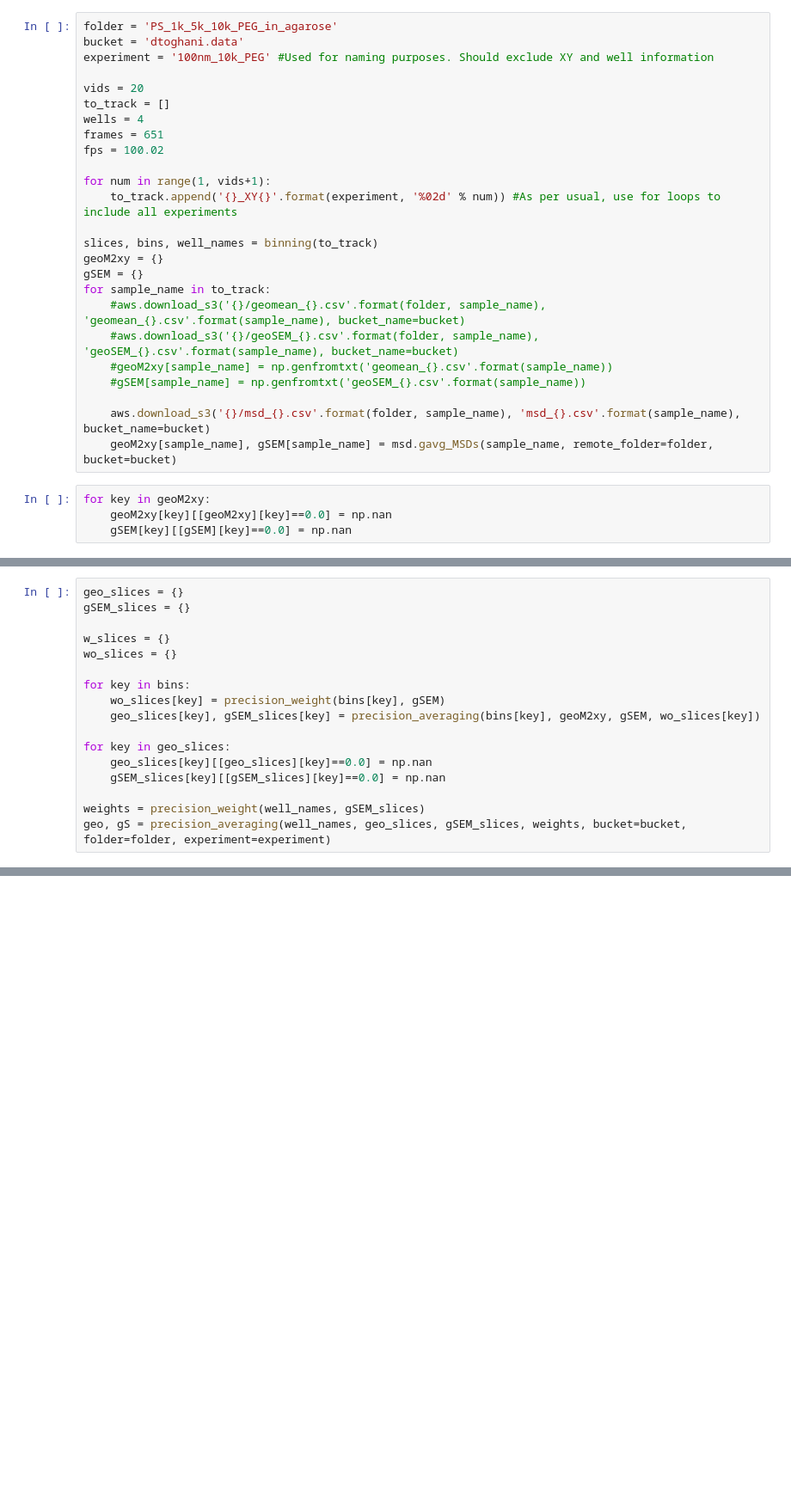
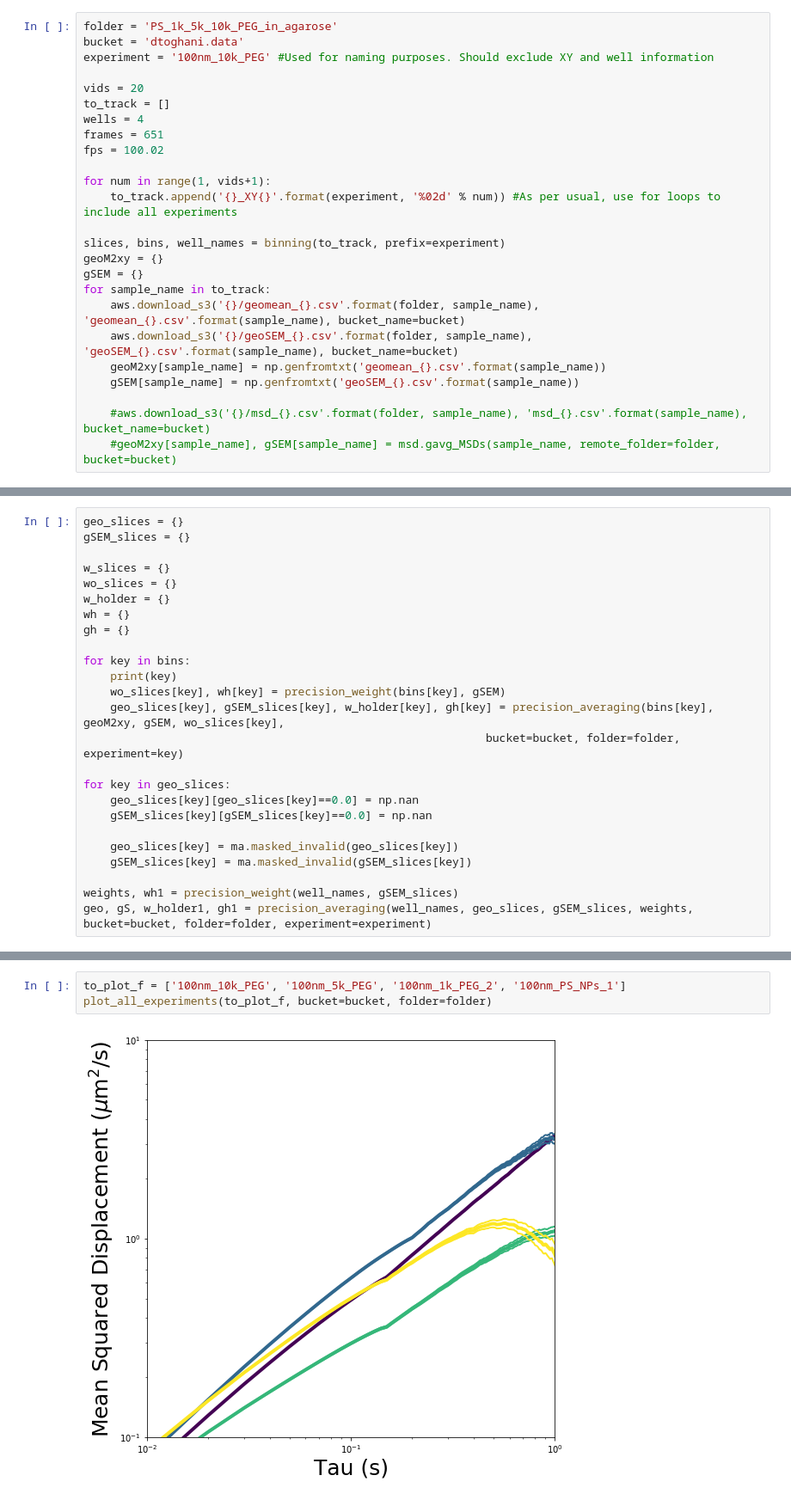
Before and after one commit to Nance-Lab/diff_classifier, a Jupyter notebook: notebooks/08_01_18_average_function-Dorsa.ipynb, the cells around one changed output, grey strips where cells are left out. Shown at 86% size. Cells and saved outputs as stored; diff of their text form; blank space fills up the shorter version.

Commit message:
Fixed MSD averaging function to take into account poor files.

```diff
--- a/notebooks/08_01_18_average_function-Dorsa.ipynb
+++ b/notebooks/08_01_18_average_function-Dorsa.ipynb
@@ -46,18 +24,14 @@ fps = 100.02
 for num in range(1, vids+1):
     to_track.append('{}_XY{}'.format(experiment, '%02d' % num)) #As per usual, use for loops to include all experiments
 
-slices, bins, well_names = binning(to_track)
+slices, bins, well_names = binning(to_track, prefix=experiment)
 geoM2xy = {}
 gSEM = {}
 for sample_name in to_track:
-    #aws.download_s3('{}/geomean_{}.csv'.format(folder, sample_name), 'geomean_{}.csv'.format(sample_name), bucket_name=bucket)
-    #aws.download_s3('{}/geoSEM_{}.csv'.format(folder, sample_name), 'geoSEM_{}.csv'.format(sample_name), bucket_name=bucket)
-    #geoM2xy[sample_name] = np.genfromtxt('geomean_{}.csv'.format(sample_name))
-    #gSEM[sample_name] = np.genfromtxt('geoSEM_{}.csv'.format(sample_name))
+    aws.download_s3('{}/geomean_{}.csv'.format(folder, sample_name), 'geomean_{}.csv'.format(sample_name), bucket_name=bucket)
+    aws.download_s3('{}/geoSEM_{}.csv'.format(folder, sample_name), 'geoSEM_{}.csv'.format(sample_name), bucket_name=bucket)
+    geoM2xy[sample_name] = np.genfromtxt('geomean_{}.csv'.format(sample_name))
+    gSEM[sample_name] = np.genfromtxt('geoSEM_{}.csv'.format(sample_name))
 
-    aws.download_s3('{}/msd_{}.csv'.format(folder, sample_name), 'msd_{}.csv'.format(sample_name), bucket_name=bucket)
-    geoM2xy[sample_name], gSEM[sample_name] = msd.gavg_MSDs(sample_name, remote_folder=folder, bucket=bucket)
+    #aws.download_s3('{}/msd_{}.csv'.format(folder, sample_name), 'msd_{}.csv'.format(sample_name), bucket_name=bucket)
+    #geoM2xy[sample_name], gSEM[sample_name] = msd.gavg_MSDs(sample_name, remote_folder=folder, bucket=bucket)
-# %%
-for key in geoM2xy:
-    geoM2xy[key][[geoM2xy][key]==0.0] = np.nan
-    gSEM[key][[gSEM][key]==0.0] = np.nan
@@ -67,14 +61,22 @@ gSEM_slices = {}
 
 w_slices = {}
 wo_slices = {}
+w_holder = {}
+wh = {}
+gh = {}
 
 for key in bins:
-    wo_slices[key] = precision_weight(bins[key], gSEM)
-    geo_slices[key], gSEM_slices[key] = precision_averaging(bins[key], geoM2xy, gSEM, wo_slices[key])
+    print(key)
+    wo_slices[key], wh[key] = precision_weight(bins[key], gSEM)
+    geo_slices[key], gSEM_slices[key], w_holder[key], gh[key] = precision_averaging(bins[key], geoM2xy, gSEM, wo_slices[key],
+                                                            bucket=bucket, folder=folder, experiment=key)
 
 for key in geo_slices:
-    geo_slices[key][[geo_slices][key]==0.0] = np.nan
-    gSEM_slices[key][[gSEM_slices][key]==0.0] = np.nan
+    geo_slices[key][geo_slices[key]==0.0] = np.nan
+    gSEM_slices[key][gSEM_slices[key]==0.0] = np.nan
 
-weights = precision_weight(well_names, gSEM_slices)
-geo, gS = precision_averaging(well_names, geo_slices, gSEM_slices, weights, bucket=bucket, folder=folder, experiment=experiment)
+    geo_slices[key] = ma.masked_invalid(geo_slices[key])
+    gSEM_slices[key] = ma.masked_invalid(gSEM_slices[key])
+
+weights, wh1 = precision_weight(well_names, gSEM_slices)
+geo, gS, w_holder1, gh1 = precision_averaging(well_names, geo_slices, gSEM_slices, weights, bucket=bucket, folder=folder, experiment=experiment)
@@ -83,0 +93,5 @@ plot_all_experiments(to_plot_f, bucket=bucket, folder=folder)
+# %%
+to_plot_f = ['100nm_10k_PEG', '100nm_5k_PEG', '100nm_1k_PEG_2', '100nm_PS_NPs_1']
+plot_all_experiments(to_plot_f, bucket=bucket, folder=folder)
+# %% [output]
+[figure, added]
```
Also changed, not shown: parts of 11 cells of this notebook, 6 other files.
